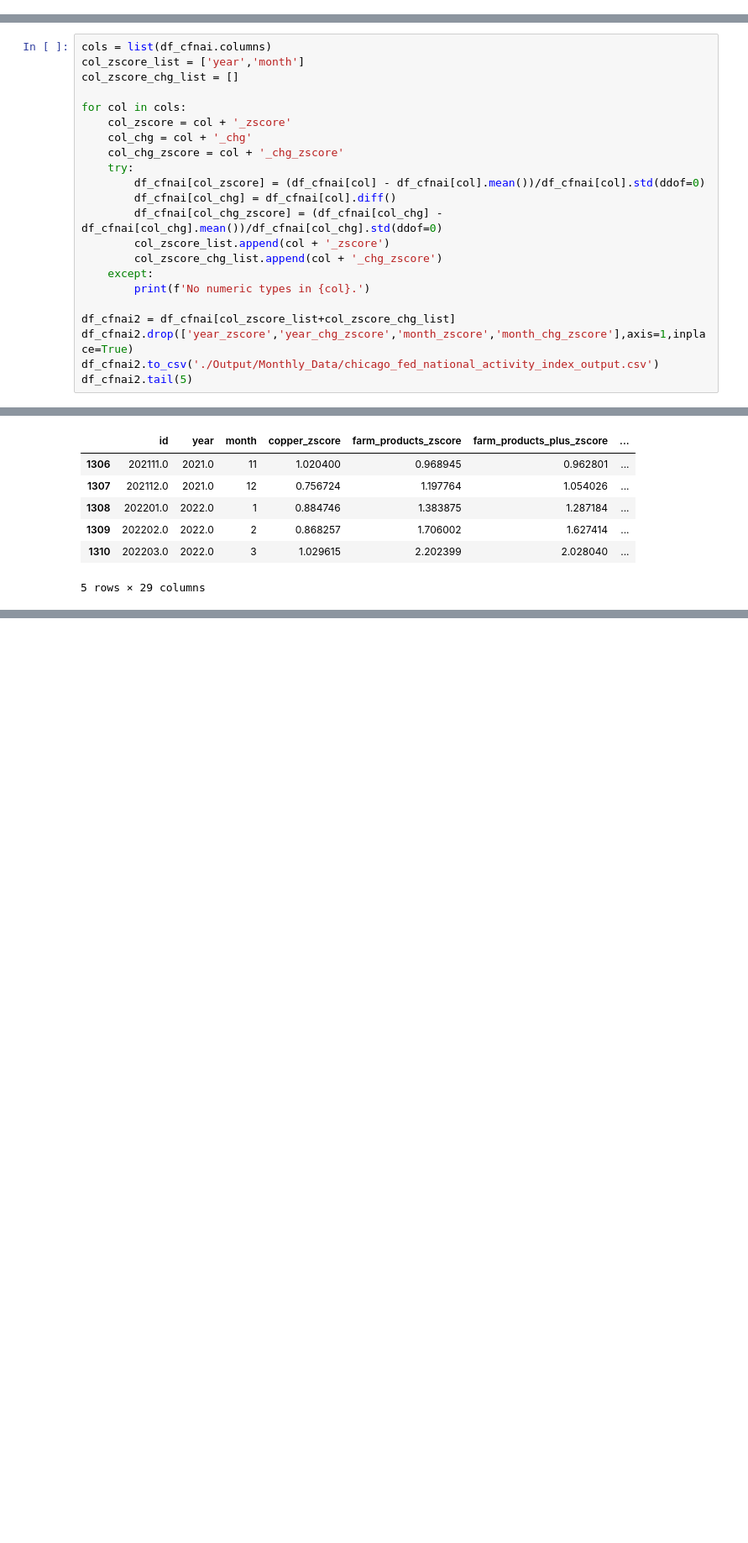
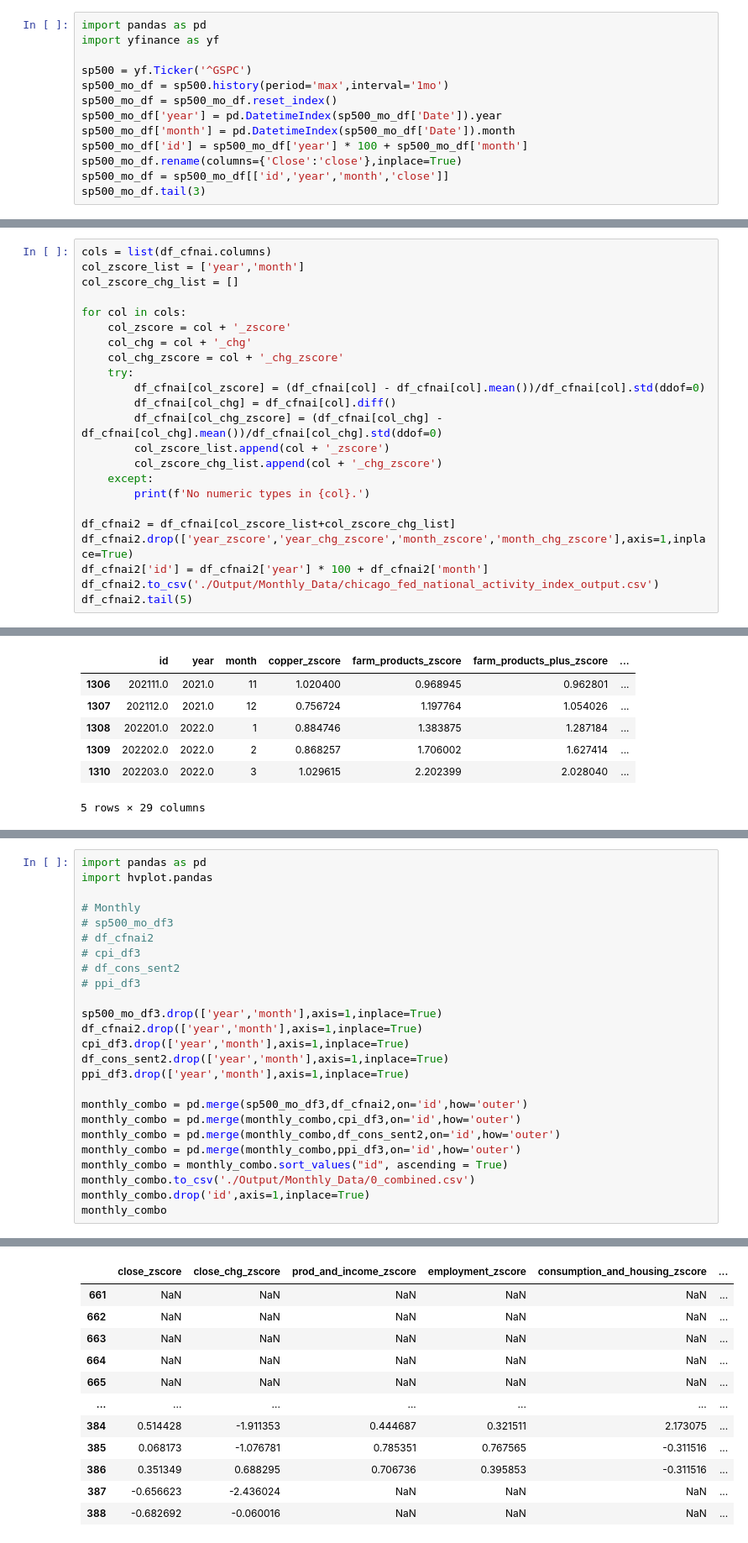
Before and after one commit to obsessedquant/Economic_Indicators, a Jupyter notebook: 0_Combined_Indicators.ipynb, the cells around one changed output, grey strips where cells are left out. Shown at 84% size. Drawn from its saved outputs; the diff is of its cells as text; blank space fills up the shorter version.

```diff
--- a/0_Combined_Indicators.ipynb
+++ b/0_Combined_Indicators.ipynb
@@ -15,0 +23,13 @@ Table of Contents:
+# %%
+import pandas as pd
+import yfinance as yf
+
+sp500 = yf.Ticker('^GSPC')
+sp500_mo_df = sp500.history(period='max',interval='1mo')
+sp500_mo_df = sp500_mo_df.reset_index()
+sp500_mo_df['year'] = pd.DatetimeIndex(sp500_mo_df['Date']).year
+sp500_mo_df['month'] = pd.DatetimeIndex(sp500_mo_df['Date']).month
+sp500_mo_df['id'] = sp500_mo_df['year'] * 100 + sp500_mo_df['month']
+sp500_mo_df.rename(columns={'Close':'close'},inplace=True)
+sp500_mo_df = sp500_mo_df[['id','year','month','close']]
+sp500_mo_df.tail(3)
@@ -170,6 +270,7 @@ for col in cols:
 
 df_cfnai2 = df_cfnai[col_zscore_list+col_zscore_chg_list]
 df_cfnai2.drop(['year_zscore','year_chg_zscore','month_zscore','month_chg_zscore'],axis=1,inplace=True)
+df_cfnai2['id'] = df_cfnai2['year'] * 100 + df_cfnai2['month']
 df_cfnai2.to_csv('./Output/Monthly_Data/chicago_fed_national_activity_index_output.csv')
 df_cfnai2.tail(5)
 # %% [output]
@@ -434,0 +570,26 @@ See the caveats in the documentation: https://pandas.pydata.org/pandas-docs/stab
+# %%
+import pandas as pd
+import hvplot.pandas
+
+# Monthly
+# sp500_mo_df3
+# df_cfnai2
+# cpi_df3
+# df_cons_sent2
+# ppi_df3
+
+sp500_mo_df3.drop(['year','month'],axis=1,inplace=True)
+df_cfnai2.drop(['year','month'],axis=1,inplace=True)
+cpi_df3.drop(['year','month'],axis=1,inplace=True)
+df_cons_sent2.drop(['year','month'],axis=1,inplace=True)
+ppi_df3.drop(['year','month'],axis=1,inplace=True)
+
+monthly_combo = pd.merge(sp500_mo_df3,df_cfnai2,on='id',how='outer')
+monthly_combo = pd.merge(monthly_combo,cpi_df3,on='id',how='outer')
+monthly_combo = pd.merge(monthly_combo,df_cons_sent2,on='id',how='outer')
+monthly_combo = pd.merge(monthly_combo,ppi_df3,on='id',how='outer')
+monthly_combo = monthly_combo.sort_values("id", ascending = True)
+monthly_combo.to_csv('./Output/Monthly_Data/0_combined.csv')
+monthly_combo.drop('id',axis=1,inplace=True)
+monthly_combo
+# %% [output]
@@ -434,0 +600,12 @@ See the caveats in the documentation: https://pandas.pydata.org/pandas-docs/stab
+|  | close_zscore | close_chg_zscore | prod_and_income_zscore | employment_zscore | consumption_and_housing_zscore | ... |
+| 661 | NaN | NaN | NaN | NaN | NaN | ... |
+| 662 | NaN | NaN | NaN | NaN | NaN | ... |
+| 663 | NaN | NaN | NaN | NaN | NaN | ... |
+| 664 | NaN | NaN | NaN | NaN | NaN | ... |
+| 665 | NaN | NaN | NaN | NaN | NaN | ... |
+| ... | ... | ... | ... | ... | ... | ... |
+| 384 | 0.514428 | -1.911353 | 0.444687 | 0.321511 | 2.173075 | ... |
+| 385 | 0.068173 | -1.076781 | 0.785351 | 0.767565 | -0.311516 | ... |
+| 386 | 0.351349 | 0.688295 | 0.706736 | 0.395853 | -0.311516 | ... |
+| 387 | -0.656623 | -2.436024 | NaN | NaN | NaN | ... |
+| 388 | -0.682692 | -0.060016 | NaN | NaN | NaN | ... |
```
Also changed, not shown: parts of 12 cells of this notebook, 5 other files.
